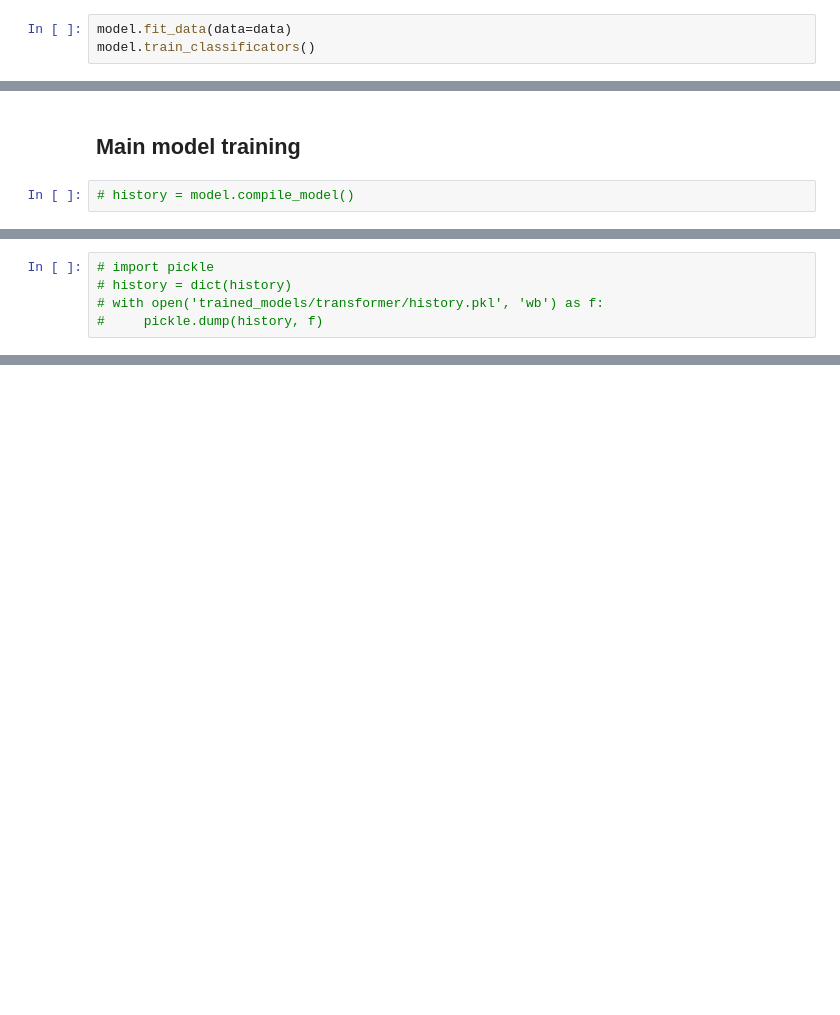
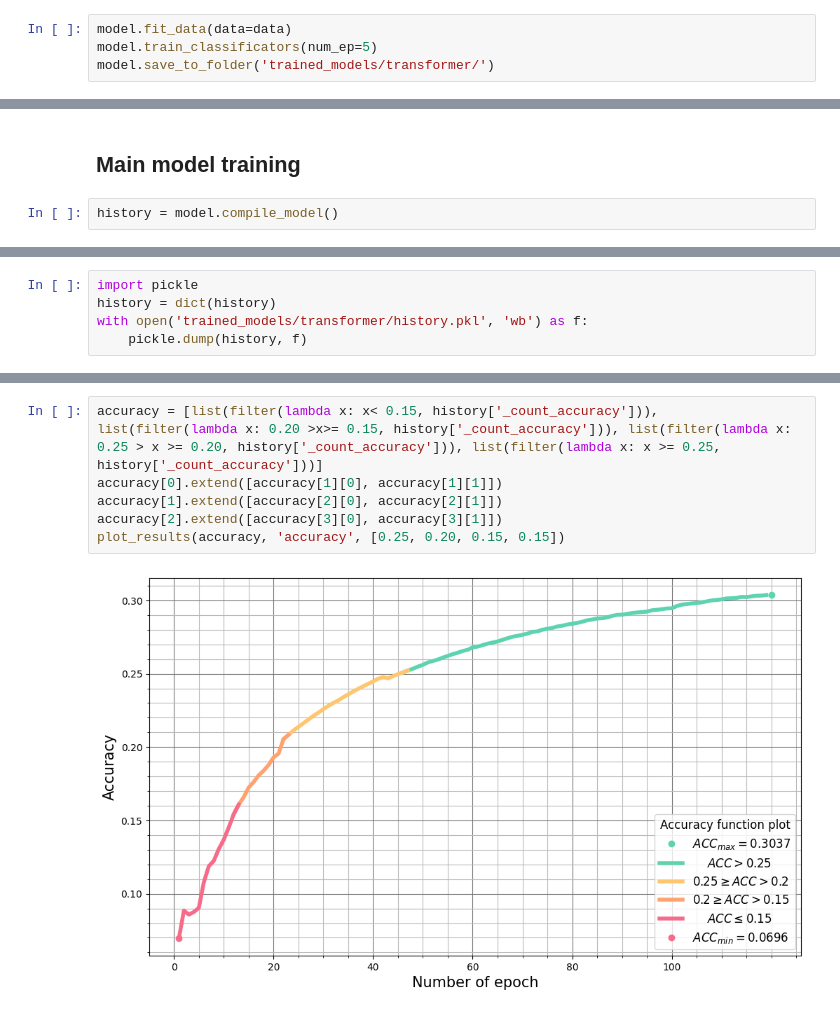
Before and after one commit to zer0deck/transformer_chatbot, a Jupyter notebook: results.ipynb, the cells around one changed output, grey strips where cells are left out. Cells and saved outputs as stored; diff of their text form; blank space fills up the shorter version.

Commit message:
load trained model

```diff
--- a/results.ipynb
+++ b/results.ipynb
@@ -244,4 +242,5 @@ model = Transformer(num_epoch=100)
 ## Additional classificators training
 # %%
 model.fit_data(data=data)
-model.train_classificators()
+model.train_classificators(num_ep=5)
+model.save_to_folder('trained_models/transformer/')
@@ -248,4 +277,4 @@ model.train_classificators()
 # %% [markdown]
 ## Main model training
 # %%
-# history = model.compile_model()
+history = model.compile_model()
@@ -252,6 +299,6 @@ model.train_classificators()
 # %%
-# import pickle
-# history = dict(history)
-# with open('trained_models/transformer/history.pkl', 'wb') as f:
-#     pickle.dump(history, f)
+import pickle
+history = dict(history)
+with open('trained_models/transformer/history.pkl', 'wb') as f:
+    pickle.dump(history, f)
 # %%
@@ -258,0 +376,8 @@ model.train_classificators()
+# %%
+accuracy = [list(filter(lambda x: x< 0.15, history['_count_accuracy'])), list(filter(lambda x: 0.20 >x>= 0.15, history['_count_accuracy'])), list(filter(lambda x: 0.25 > x >= 0.20, history['_count_accuracy'])), list(filter(lambda x: x >= 0.25, history['_count_accuracy']))]
+accuracy[0].extend([accuracy[1][0], accuracy[1][1]])
+accuracy[1].extend([accuracy[2][0], accuracy[2][1]])
+accuracy[2].extend([accuracy[3][0], accuracy[3][1]])
+plot_results(accuracy, 'accuracy', [0.25, 0.20, 0.15, 0.15])
+# %% [output]
+[figure, added]
```
Also changed, not shown: parts of 15 cells of this notebook, 14 other files.
